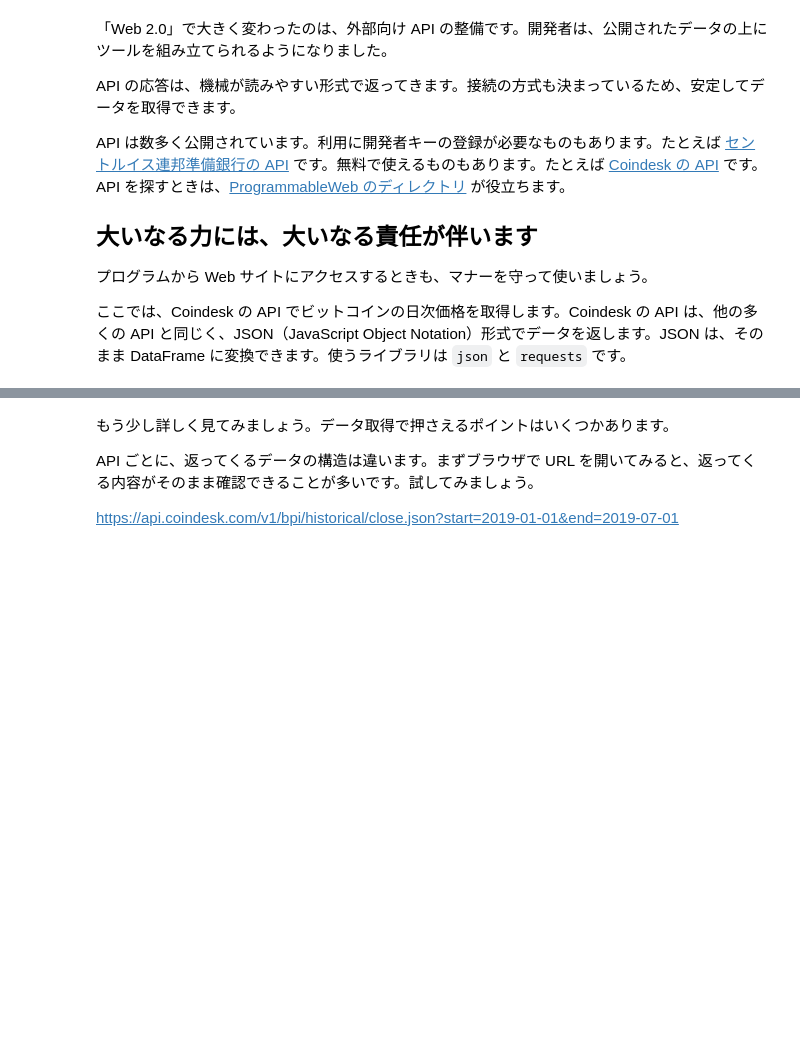
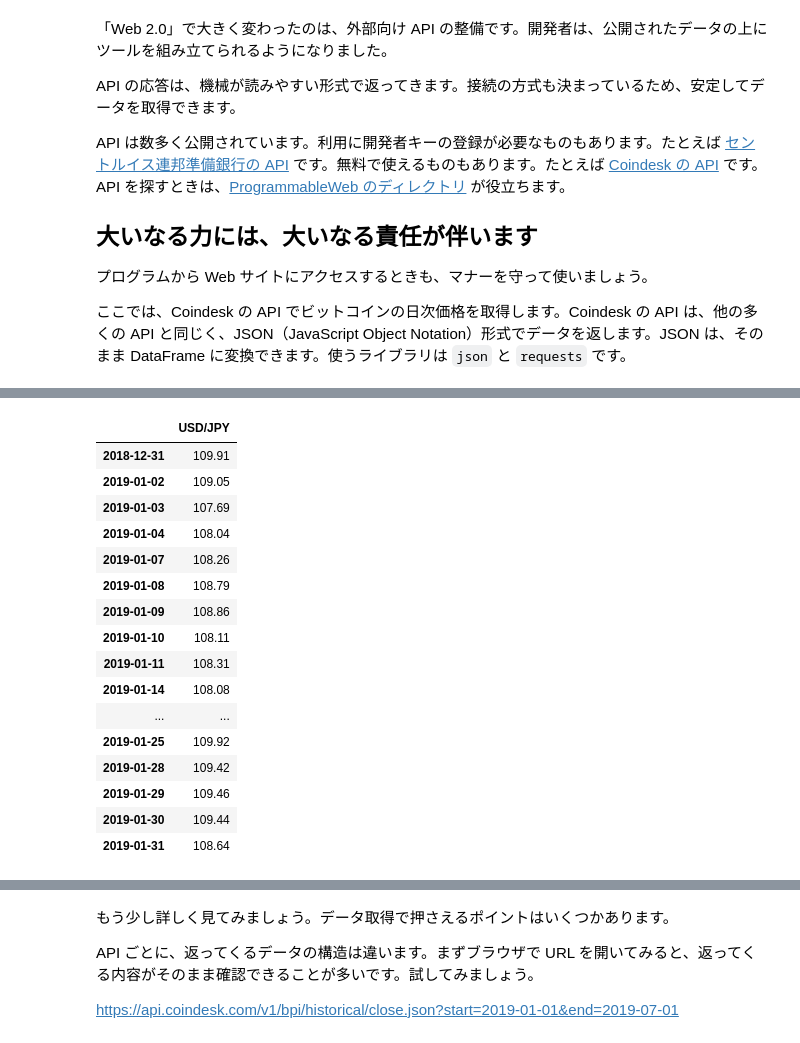
Before and after one commit to yanikasumin/JPMorgan-python-training-ja, a Jupyter notebook: notebooks/4_webapi.ipynb, the cells around one changed output, grey strips where cells are left out. Cells and saved outputs as stored; diff of their text form; code cells hidden in the pictures; blank space fills up the shorter version.

```diff
--- a/notebooks/4_webapi.ipynb
+++ b/notebooks/4_webapi.ipynb
@@ -34,0 +73,22 @@ result.content
+# %%
+data_fx = pd.DataFrame({"USD/JPY": {d: v["JPY"] for d, v in jsondata_fx["rates"].items()}})
+data_fx.index = pd.to_datetime(data_fx.index)
+data_fx
+# %% [output]
+|  | USD/JPY |
+| 2018-12-31 | 109.91 |
+| 2019-01-02 | 109.05 |
+| 2019-01-03 | 107.69 |
+| 2019-01-04 | 108.04 |
+| 2019-01-07 | 108.26 |
+| 2019-01-08 | 108.79 |
+| 2019-01-09 | 108.86 |
+| 2019-01-10 | 108.11 |
+| 2019-01-11 | 108.31 |
+| 2019-01-14 | 108.08 |
+| ... | ... |
+| 2019-01-25 | 109.92 |
+| 2019-01-28 | 109.42 |
+| 2019-01-29 | 109.46 |
+| 2019-01-30 | 109.44 |
+| 2019-01-31 | 108.64 |
```
Also changed, not shown: parts of 4 cells of this notebook, 14 other files.
